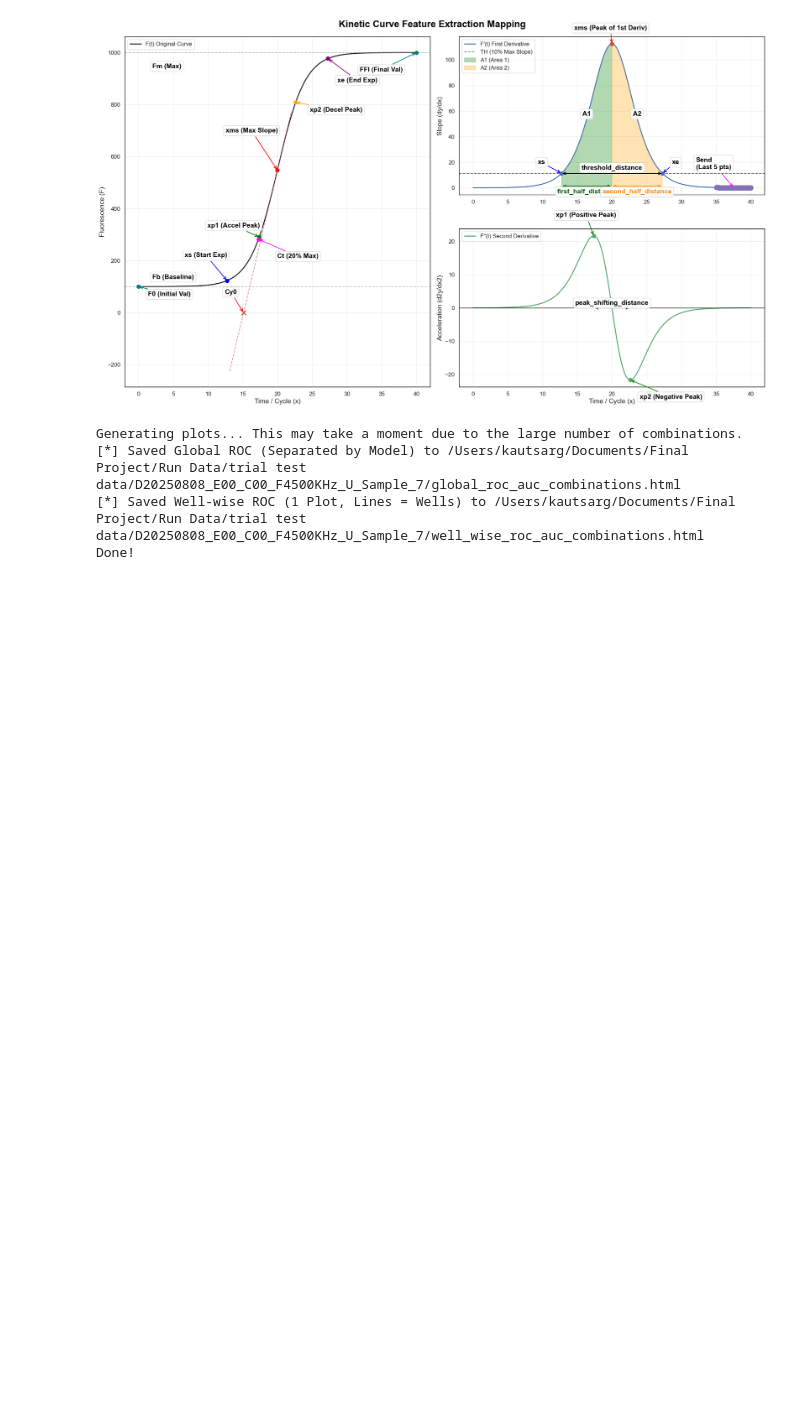
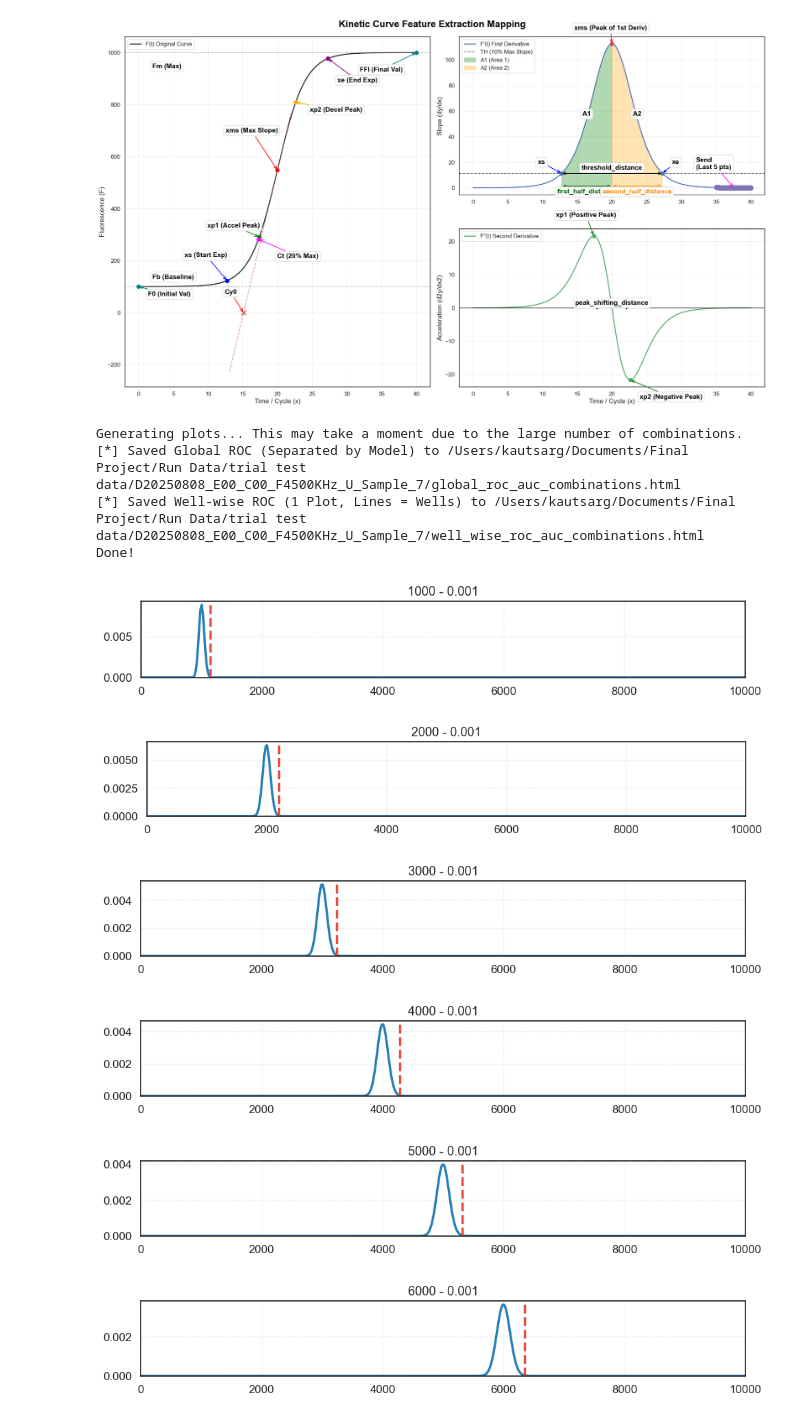
Before and after one commit to kautsarg/POC_DDM, a Jupyter notebook: gk_code/outlier_detection/result_analysis.ipynb, the cells around one changed output. Cells and saved outputs as stored; diff of their text form; code cells hidden in the pictures; blank space fills up the shorter version.

```diff
--- a/gk_code/outlier_detection/result_analysis.ipynb
+++ b/gk_code/outlier_detection/result_analysis.ipynb
@@ -888,0 +937,14 @@ Done!
+# %%
+plot_chi_square(1000, 0.001)
+plot_chi_square(2000, 0.001)
+plot_chi_square(3000, 0.001)
+plot_chi_square(4000, 0.001)
+plot_chi_square(5000, 0.001)
+plot_chi_square(6000, 0.001)
+# %% [output]
+[figure, added]
+[figure, added]
+[figure, added]
+[figure, added]
+[figure, added]
+[figure, added]
```
Also changed, not shown: parts of 1 cell of this notebook, 3 other files.
